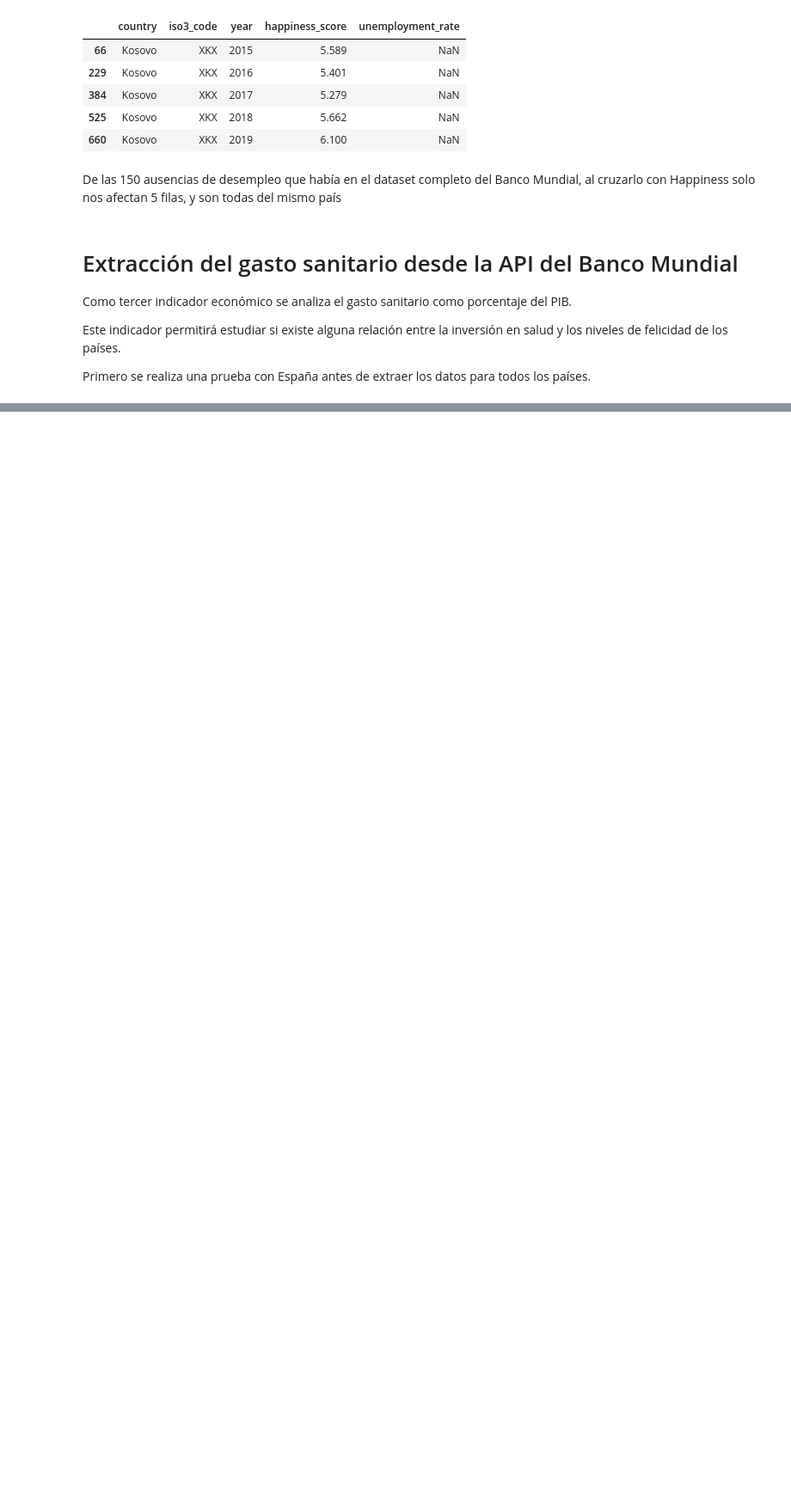
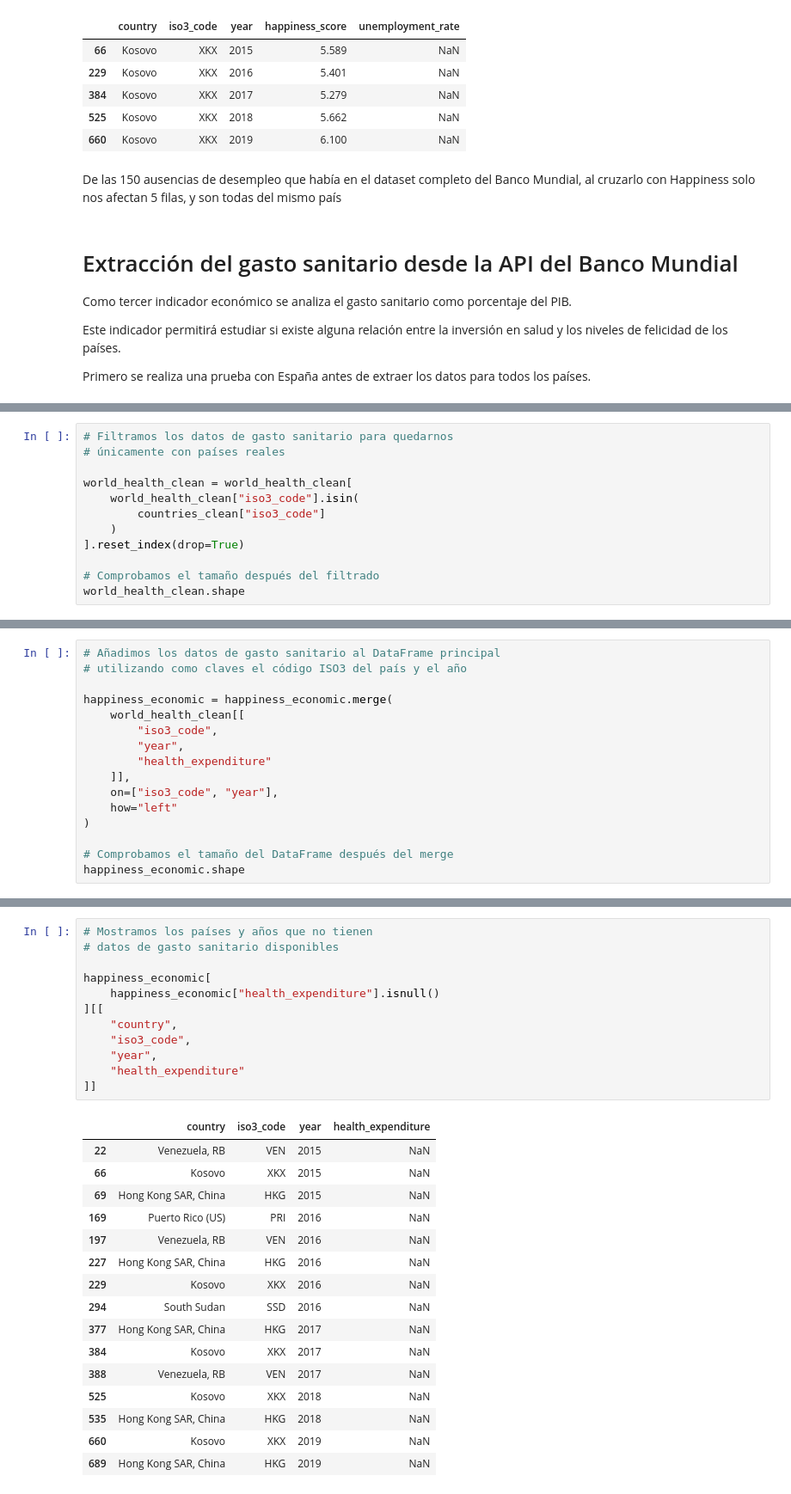
Before and after one commit to beafernandez22/SQL_Project, a Jupyter notebook: SQL_Project.ipynb, the cells around one changed output, grey strips where cells are left out. Shown at 86% size. Drawn from its saved outputs; the diff is of its cells as text; blank space fills up the shorter version.

```diff
--- a/SQL_Project.ipynb
+++ b/SQL_Project.ipynb
@@ -996,0 +1117,12 @@ Primero se realiza una prueba con España antes de extraer los datos para todos
+# %%
+# Filtramos los datos de gasto sanitario para quedarnos
+# únicamente con países reales
+
+world_health_clean = world_health_clean[
+    world_health_clean["iso3_code"].isin(
+        countries_clean["iso3_code"]
+    )
+].reset_index(drop=True)
+
+# Comprobamos el tamaño después del filtrado
+world_health_clean.shape
@@ -996,0 +1142,16 @@ Primero se realiza una prueba con España antes de extraer los datos para todos
+# %%
+# Añadimos los datos de gasto sanitario al DataFrame principal
+# utilizando como claves el código ISO3 del país y el año
+
+happiness_economic = happiness_economic.merge(
+    world_health_clean[[
+        "iso3_code",
+        "year",
+        "health_expenditure"
+    ]],
+    on=["iso3_code", "year"],
+    how="left"
+)
+
+# Comprobamos el tamaño del DataFrame después del merge
+happiness_economic.shape
@@ -996,0 +1183,29 @@ Primero se realiza una prueba con España antes de extraer los datos para todos
+# %%
+# Mostramos los países y años que no tienen
+# datos de gasto sanitario disponibles
+
+happiness_economic[
+    happiness_economic["health_expenditure"].isnull()
+][[
+    "country",
+    "iso3_code",
+    "year",
+    "health_expenditure"
+]]
+# %% [output]
+|  | country | iso3_code | year | health_expenditure |
+| 22 | Venezuela, RB | VEN | 2015 | NaN |
+| 66 | Kosovo | XKX | 2015 | NaN |
+| 69 | Hong Kong SAR, China | HKG | 2015 | NaN |
+| 169 | Puerto Rico (US) | PRI | 2016 | NaN |
+| 197 | Venezuela, RB | VEN | 2016 | NaN |
+| 227 | Hong Kong SAR, China | HKG | 2016 | NaN |
+| 229 | Kosovo | XKX | 2016 | NaN |
+| 294 | South Sudan | SSD | 2016 | NaN |
+| 377 | Hong Kong SAR, China | HKG | 2017 | NaN |
+| 384 | Kosovo | XKX | 2017 | NaN |
+| 388 | Venezuela, RB | VEN | 2017 | NaN |
+| 525 | Kosovo | XKX | 2018 | NaN |
+| 535 | Hong Kong SAR, China | HKG | 2018 | NaN |
+| 660 | Kosovo | XKX | 2019 | NaN |
+| 689 | Hong Kong SAR, China | HKG | 2019 | NaN |
```
Also changed, not shown: parts of 16 cells of this notebook, 4 other files.
